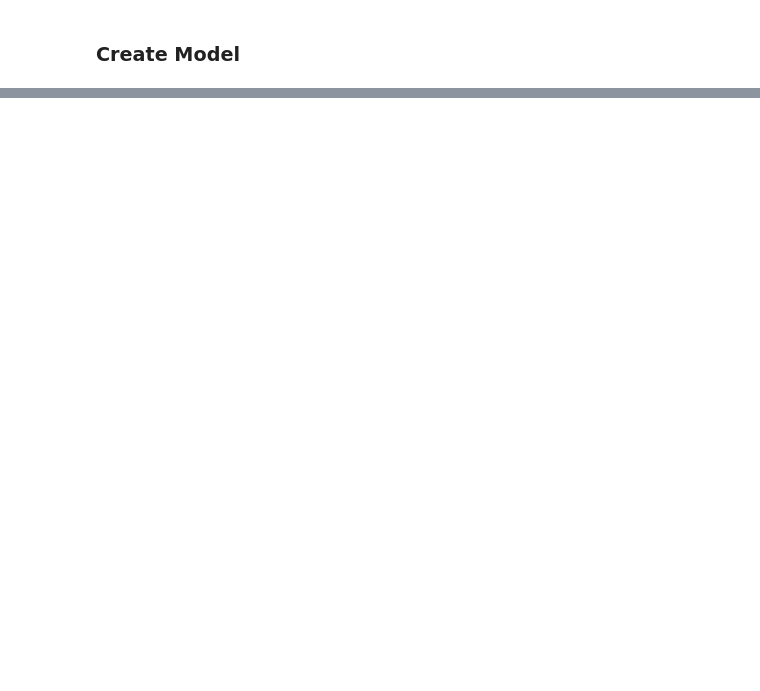
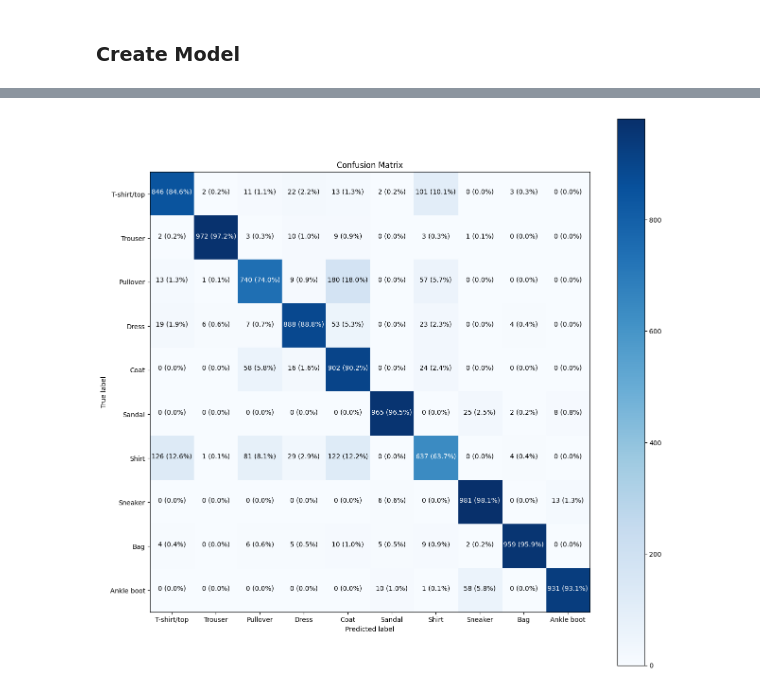
Before and after one commit to roob32/Personal-Notes, a Jupyter notebook: Supplementary Materials for ML/Assessments/fashion.ipynb, the cells around one changed output, grey strips where cells are left out. Drawn from its saved outputs; the diff is of its cells as text; code cells hidden in the pictures; blank space fills up the shorter version.

```diff
--- a/Supplementary Materials for ML/Assessments/fashion.ipynb
+++ b/Supplementary Materials for ML/Assessments/fashion.ipynb
@@ -129,0 +228,4 @@ Epoch 20/20
+# %%
+y_probs = model.predict(test_data)
+
+y_probs[:5]
@@ -129,0 +253,4 @@ Epoch 20/20
+# %%
+y_preds = y_probs.argmax(axis=1)
+
+y_preds[:10]
@@ -129,0 +273,8 @@ Epoch 20/20
+# %%
+make_confusion_matrix(y_true=test_labels,
+                      y_pred=y_preds,
+                      classes=class_names,
+                      figsize=(15, 15),
+                      text_size=10)
+# %% [output]
+[figure, added]
```
Also changed, not shown: parts of 13 cells of this notebook, 1 other file.
